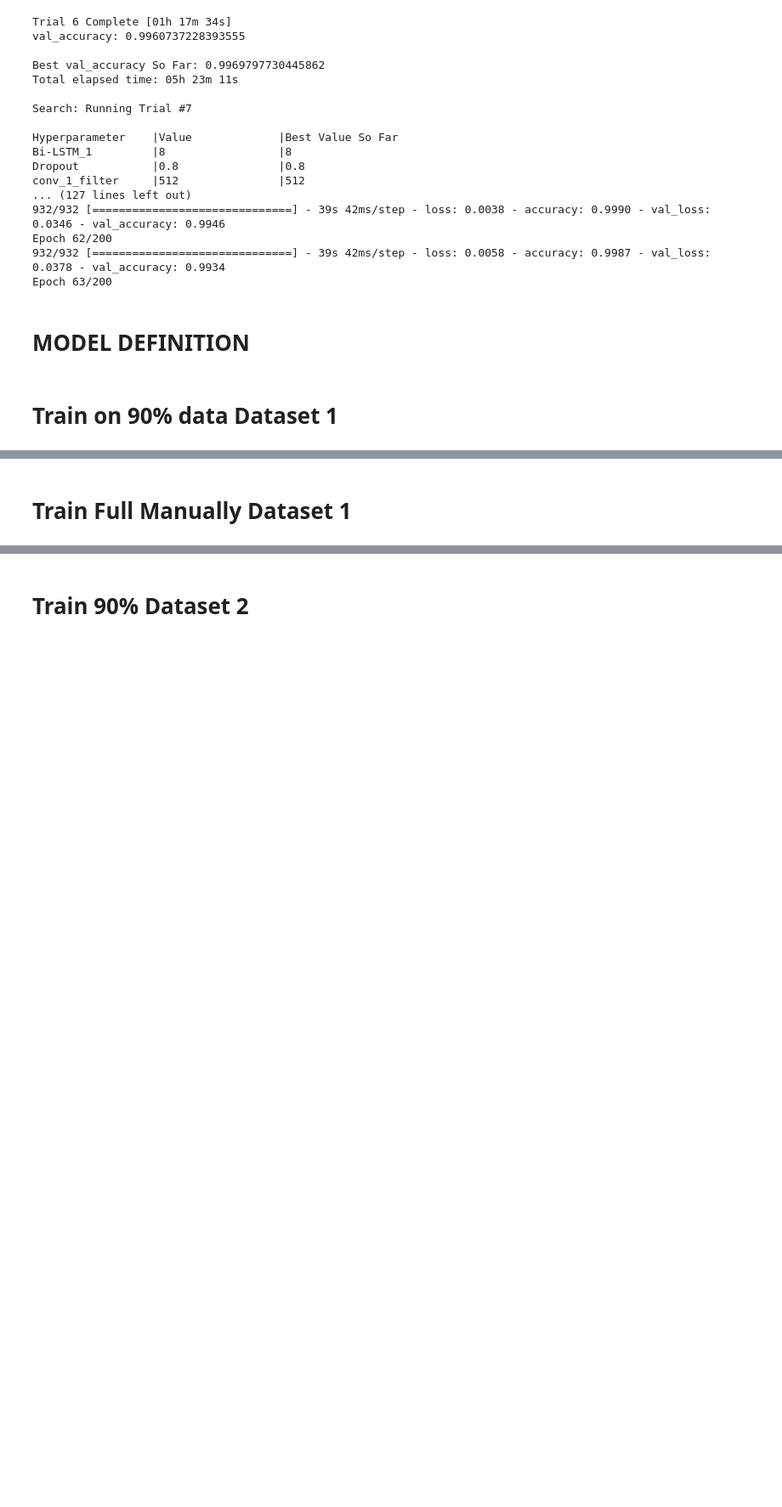
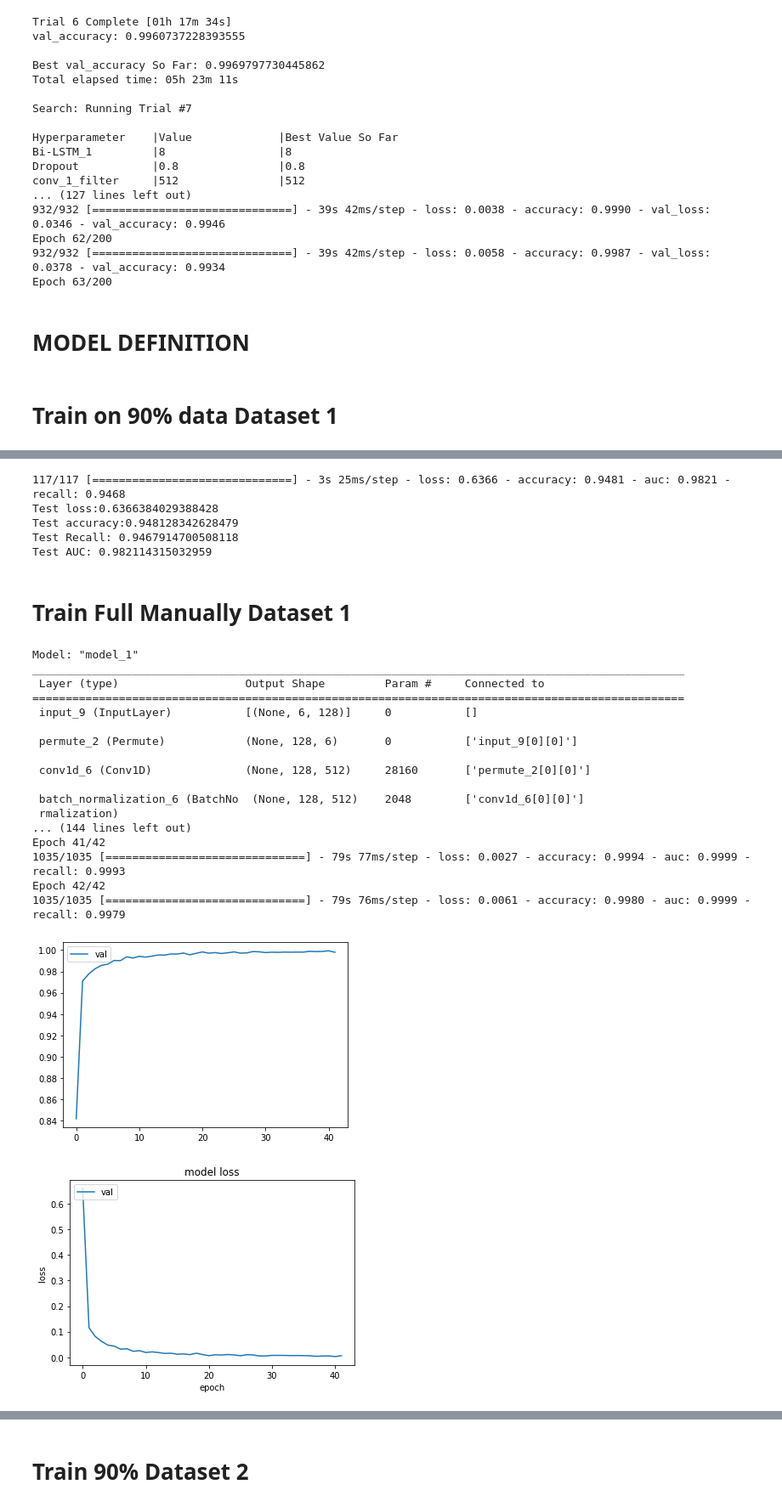
Before and after one commit to NahianAlindo/gait_recognition, a Jupyter notebook: Model_with_blocks_Bi_LSTM.ipynb, the cells around one changed output, grey strips where cells are left out. Shown: that part at 85% size. Cells and saved outputs as stored; diff of their text form; code cells hidden in the pictures; blank space fills up the shorter version.

```diff
--- a/Model_with_blocks_Bi_LSTM.ipynb
+++ b/Model_with_blocks_Bi_LSTM.ipynb
@@ -289,18 +289,18 @@ def MLSTM_FCN(shape, num_classes):
     x = Input(shape=(6, 128))
     ip = x
     x = Masking()(ip)
-    x = GRU(units=8)(x)
+    x = Bidirectional(LSTM(8))(x)
     x = Dropout(0.8)(x)
     y = Permute((2, 1))(ip)
-    y = Conv1D(32, 9, padding='same', kernel_initializer='he_uniform')(y)
-    y = BatchNormalization()(y)
-    y = Activation('relu')(y)
-    y = squeeze_excite_block(y)
-    y = Conv1D(256, 3, padding='same', kernel_initializer='he_uniform')(y)
+    y = Conv1D(512, 9, padding='same', kernel_initializer='he_uniform')(y)
     y = BatchNormalization()(y)
     y = Activation('relu')(y)
     y = squeeze_excite_block(y)
     y = Conv1D(512, 3, padding='same', kernel_initializer='he_uniform')(y)
+    y = BatchNormalization()(y)
+    y = Activation('relu')(y)
+    y = squeeze_excite_block(y)
+    y = Conv1D(512, 9, padding='same', kernel_initializer='he_uniform')(y)
     y = BatchNormalization()(y)
     y = Activation('relu')(y)
     y = GlobalAveragePooling1D()(y)
@@ -335,16 +355,42 @@ plot_performance(X_train, train_label, history)
 # %%
 get_test_performance(model, X_test, test_label)
+# %% [output]
+117/117 [==============================] - 3s 25ms/step - loss: 0.6366 - accuracy: 0.9481 - auc: 0.9821 - recall: 0.9468
+Test loss:0.6366384029388428
+Test accuracy:0.948128342628479
+Test Recall: 0.9467914700508118
+Test AUC: 0.982114315032959
 # %% [markdown]
 # Train Full Manually Dataset 1
 # %%
 #change
-epochs = 49
+epochs = 42
 if gpu:
     model = MLSTM_FCN((X_train.shape[1], X_train.shape[2]), train_label.shape[1])
     history = model.fit(X_train,train_label,batch_size=32,epochs=epochs,verbose=1)
 if tpu:
     with strategy.scope():
         model = MLSTM_FCN((X_train.shape[1], X_train.shape[2]), train_label.shape[1])
         history = model.fit(X_train,train_label,batch_size=8*32,epochs=epochs,verbose=1)
 
 plot_performance(X_train, train_label, history)
+# %% [output]
+Model: "model_1"
+__________________________________________________________________________________________________
+ Layer (type)                   Output Shape         Param #     Connected to
+==================================================================================================
+ input_9 (InputLayer)           [(None, 6, 128)]     0           []
+
+ permute_2 (Permute)            (None, 128, 6)       0           ['input_9[0][0]']
+
+ conv1d_6 (Conv1D)              (None, 128, 512)     28160       ['permute_2[0][0]']
+
+ batch_normalization_6 (BatchNo  (None, 128, 512)    2048        ['conv1d_6[0][0]']
+ rmalization)
+... (144 lines left out)
+Epoch 41/42
+1035/1035 [==============================] - 79s 77ms/step - loss: 0.0027 - accuracy: 0.9994 - auc: 0.9999 - recall: 0.9993
+Epoch 42/42
+1035/1035 [==============================] - 79s 76ms/step - loss: 0.0061 - accuracy: 0.9980 - auc: 0.9999 - recall: 0.9979
+[figure, added]
+[figure, added]
```
Also changed, not shown: parts of 33 cells of this notebook, 1 other file.
